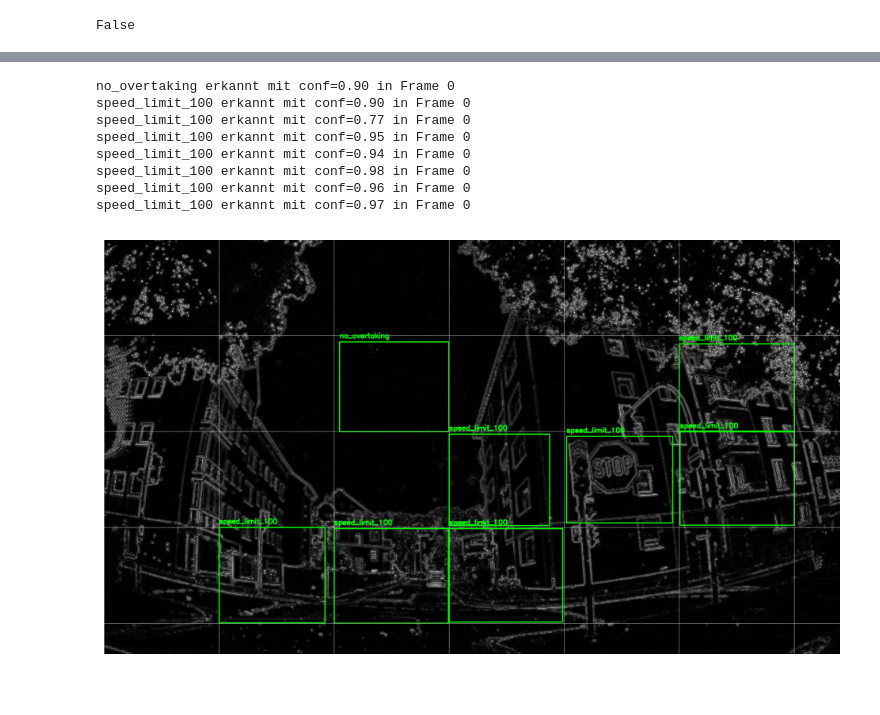
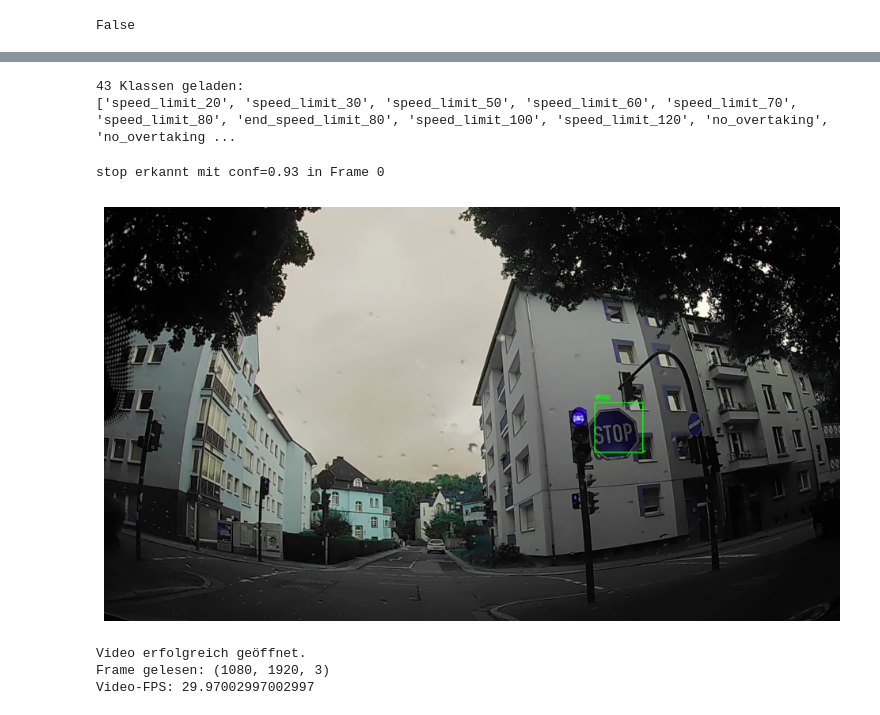
Before and after one commit to superdent/iu_computer_vision, a Jupyter notebook: notebook/iu_projekt_computer_vision.ipynb, the cells around one changed output, grey strips where cells are left out. Drawn from its saved outputs; the diff is of its cells as text; code cells hidden in the pictures.

Commit message:
Test mit Stopschilderkennung - funktioniert

```diff
--- a/notebook/iu_projekt_computer_vision.ipynb
+++ b/notebook/iu_projekt_computer_vision.ipynb
@@ -53,4 +37,7 @@ torch.cuda.is_available()
 False
 # %%
 # model = torch.hub.load('ultralytics/yolov5', 'custom', path='best.pt', force_reload=True)
-model = YOLO('best.pt')
+model = YOLO('best_v8_mb_stopschild.pt')
+
+# Zeitintensiv
+# metrics = model.val(data="/Users/denti/develop/projects/iu_computer_vision/yolo_training_v8/data.yaml")
@@ -101,10 +44,20 @@ Image.fromarray(img_rgb).save("snapshot.png")
+# %%
+with open('../yolo_training/yolo_training.yaml', 'r') as f:
+    data = yaml.safe_load(f)
+
+class_names = data['names']
+print(f"{len(class_names)} Klassen geladen:")
+print(class_names)
+# %% [output]
+43 Klassen geladen:
+['speed_limit_20', 'speed_limit_30', 'speed_limit_50', 'speed_limit_60', 'speed_limit_70', 'speed_limit_80', 'end_speed_limit_80', 'speed_limit_100', 'speed_limit_120', 'no_overtaking', 'no_overtaking ...
 # %%
 def detect_in_tiles(frame, frame_count, model):
     # Konfiguration intern
-    TILE_W = 300
-    TILE_H = 250
+    TILE_W = 320
+    TILE_H = 320
     INPUT_SIZE = 640
-    CONF_THRESHOLD = 0.75
+    CONF_THRESHOLD = 0.9
 
     frame_h, frame_w, _ = frame.shape
     result_frame = frame.copy()
@@ -112,7 +65,7 @@ def detect_in_tiles(frame, frame_count, model):
     for y in range(0, frame_h, TILE_H):
         for x in range(0, frame_w, TILE_W):
             # Debug-Raster
-            cv2.rectangle(result_frame, (x, y), (x + TILE_W, y + TILE_H), (200, 200, 200), 1)
+            # cv2.rectangle(result_frame, (x, y), (x + TILE_W, y + TILE_H), (200, 200, 200), 1)
 
             tile = frame[y:y + TILE_H, x:x + TILE_W]
             if tile.shape[0] != TILE_H or tile.shape[1] != TILE_W:
@@ -177,25 +111,37 @@ def preprocess_image(frame):
 # %%
 # Bild laden und in RGB umwandeln
 image_path = "snapshot.png"
 img_bgr = cv2.imread(image_path)
 img_rgb = cv2.cvtColor(img_bgr, cv2.COLOR_BGR2RGB)
 
-# Funktion anwenden (wir nehmen Frame 0 als Dummy)
-frame = preprocess_image(img_rgb)
-processed = detect_in_tiles(frame, 0, model)
+processed = detect_in_tiles(img_bgr, 0, model)
 
 # Anzeige
 fig, ax = plt.subplots(figsize=(12, 8))
 ax.imshow(processed)
 ax.axis('off')
 plt.show()
 # %% [output]
-no_overtaking erkannt mit conf=0.90 in Frame 0
-speed_limit_100 erkannt mit conf=0.90 in Frame 0
-speed_limit_100 erkannt mit conf=0.77 in Frame 0
-speed_limit_100 erkannt mit conf=0.95 in Frame 0
-speed_limit_100 erkannt mit conf=0.94 in Frame 0
-speed_limit_100 erkannt mit conf=0.98 in Frame 0
-speed_limit_100 erkannt mit conf=0.96 in Frame 0
-speed_limit_100 erkannt mit conf=0.97 in Frame 0
+stop erkannt mit conf=0.93 in Frame 0
-[figure, old version]
+[figure, new version]
+# %%
+video_path = 'input_videos/gute_sicht_1080p.mp4'
+cap = cv2.VideoCapture(video_path)
+
+if not cap.isOpened():
+    print("Fehler: Video konnte nicht geöffnet werden.")
+else:
+    print("Video erfolgreich geöffnet.")
+
+ret, frame = cap.read()
+if not ret:
+    print("Kein Frame gelesen.")
+else:
+    print("Frame gelesen:", frame.shape)
+
+fps = cap.get(cv2.CAP_PROP_FPS)
+print("Video-FPS:", fps)
+# %% [output]
+Video erfolgreich geöffnet.
+Frame gelesen: (1080, 1920, 3)
+Video-FPS: 29.97002997002997
```
Also changed, not shown: parts of 8 cells of this notebook, 3 other files.
